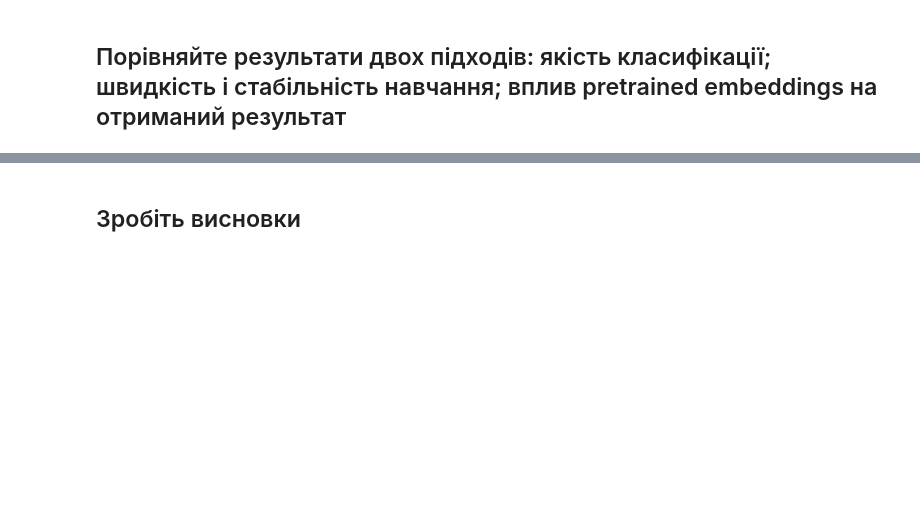
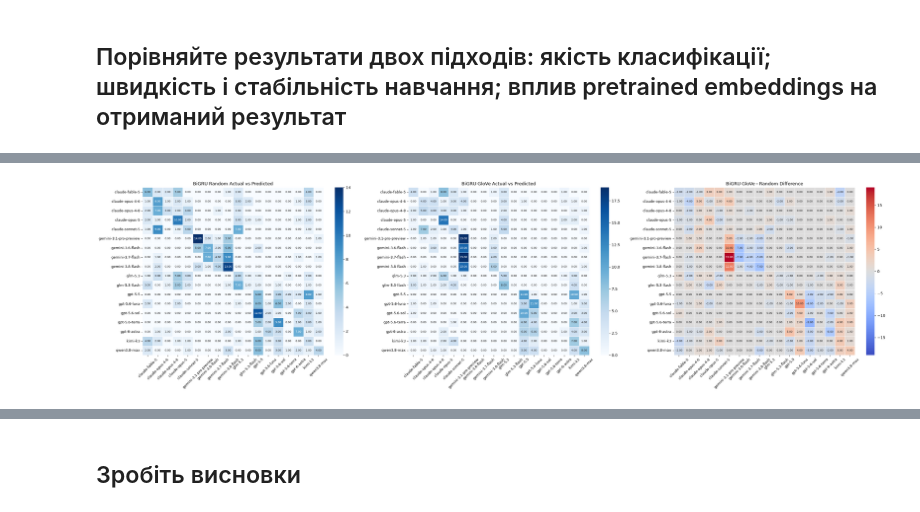
Before and after one commit to KPI-FTI-MMDA-Klymentiev/IntelligentDataAnalysis, a Jupyter notebook: labs/lab3/lab3.ipynb, the cells around one changed output, grey strips where cells are left out. Drawn from its saved outputs; the diff is of its cells as text; code cells hidden in the pictures; blank space fills up the shorter version.

```diff
--- a/labs/lab3/lab3.ipynb
+++ b/labs/lab3/lab3.ipynb
@@ -1218,2 +1425,68 @@ pipe_GRU = Pipeline(
 # %% [markdown]
 ## Порівняйте результати двох підходів:  якість класифікації;  швидкість і стабільність навчання;  вплив pretrained embeddings на отриманий результат
+# %%
+model_gru_rnd.load_state_dict(torch.load(best_model_path_gru_rnd, weights_only=True))
+y_true_txt, y_pred_gru_rnd = predict_classes(model_gru_rnd, test_loader_txt)
+
+model_gru_glv.load_state_dict(torch.load(best_model_path_gru_glv, weights_only=True))
+_, y_pred_gru_glv = predict_classes(model_gru_glv, test_loader_txt)
+
+gru_rnd_score = accuracy_score(y_true_txt, y_pred_gru_rnd)
+print(f"BiGRU Random Test accuracy: {gru_rnd_score:.4f}")
+print(classification_report(y_true_txt, y_pred_gru_rnd, target_names=text_labels, zero_division=0))
+
+gru_glv_score = accuracy_score(y_true_txt, y_pred_gru_glv)
+print(f"BiGRU GloVe Test accuracy: {gru_glv_score:.4f}")
+print(classification_report(y_true_txt, y_pred_gru_glv, target_names=text_labels, zero_division=0))
+
+cm_gru_rnd = confusion_matrix(y_true_txt, y_pred_gru_rnd)
+cm_gru_glv = confusion_matrix(y_true_txt, y_pred_gru_glv)
+
+gru_rnd_result = ModelResult(
+    name="BiGRU Random",
+    confusion_matrix=cm_gru_rnd,
+    accuracy_score=float(gru_rnd_score),
+)
+gru_glv_result = ModelResult(
+    name="BiGRU GloVe",
+    confusion_matrix=cm_gru_glv,
+    accuracy_score=float(gru_glv_score),
+)
+diff_txt_result = gru_glv_result - gru_rnd_result
+max_diff_txt = float(np.abs(diff_txt_result.confusion_matrix).max())
+
+fig, (ax1, ax2, ax3) = plt.subplots(ncols=3, figsize=(30, 8))
+
+plot_heatmap(
+    dataframe=cm_gru_rnd,
+    xticklabels=text_labels,
+    yticklabels=text_labels,
+    cmap="Blues",
+    title_name="BiGRU Random Actual vs Predicted",
+    ax=ax1,
+    rotation=45,
+)
+plot_heatmap(
+    dataframe=cm_gru_glv,
+    xticklabels=text_labels,
+    yticklabels=text_labels,
+    cmap="Blues",
+    title_name="BiGRU GloVe Actual vs Predicted",
+    ax=ax2,
+    rotation=45,
+)
+plot_heatmap(
+    dataframe=diff_txt_result.confusion_matrix,
+    xticklabels=text_labels,
+    yticklabels=text_labels,
+    cmap="coolwarm",
+    vmin=-max_diff_txt,
+    vmax=max_diff_txt,
+    title_name="BiGRU GloVe - Random Difference",
+    ax=ax3,
+    rotation=45,
+)
+
+plt.tight_layout()
+plt.show()
+# %% [output]
@@ -1219,0 +1510 @@ pipe_GRU = Pipeline(
+[figure, added]
```
Also changed, not shown: parts of 68 cells of this notebook, 1 other file.
